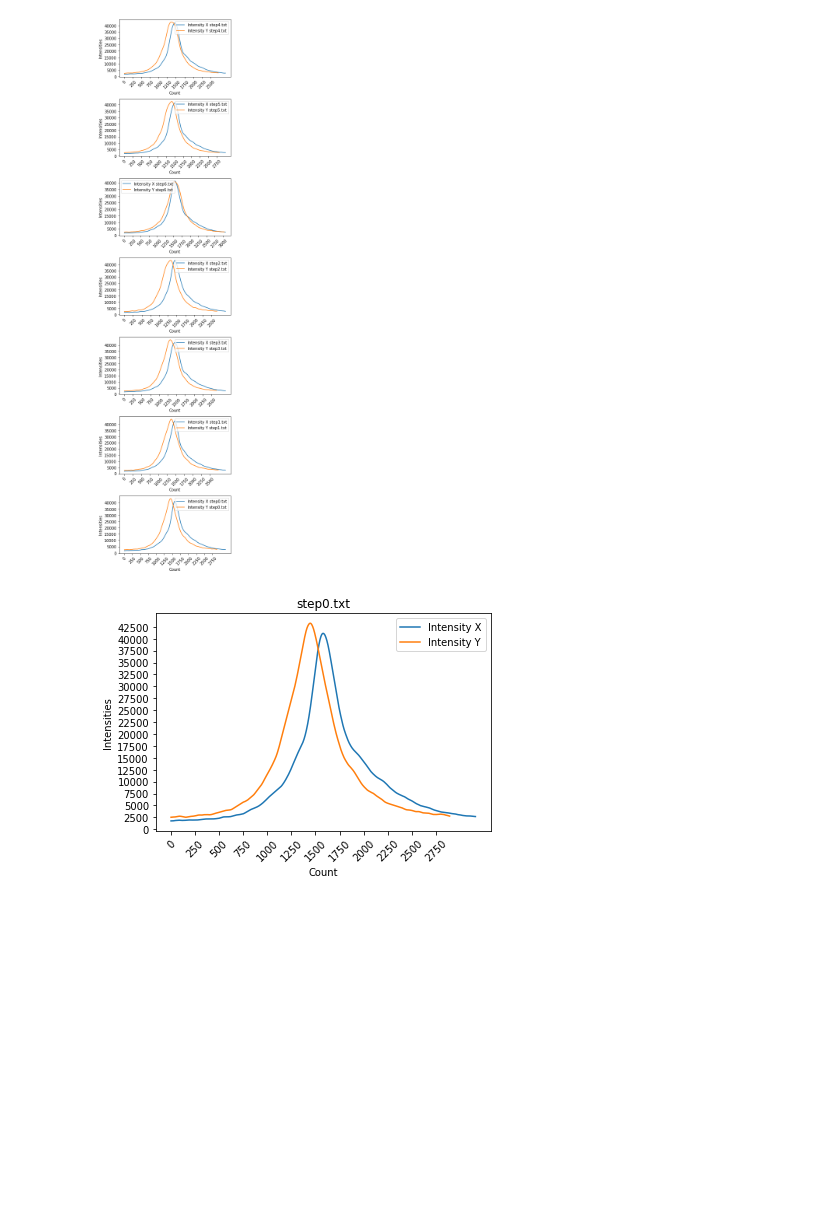
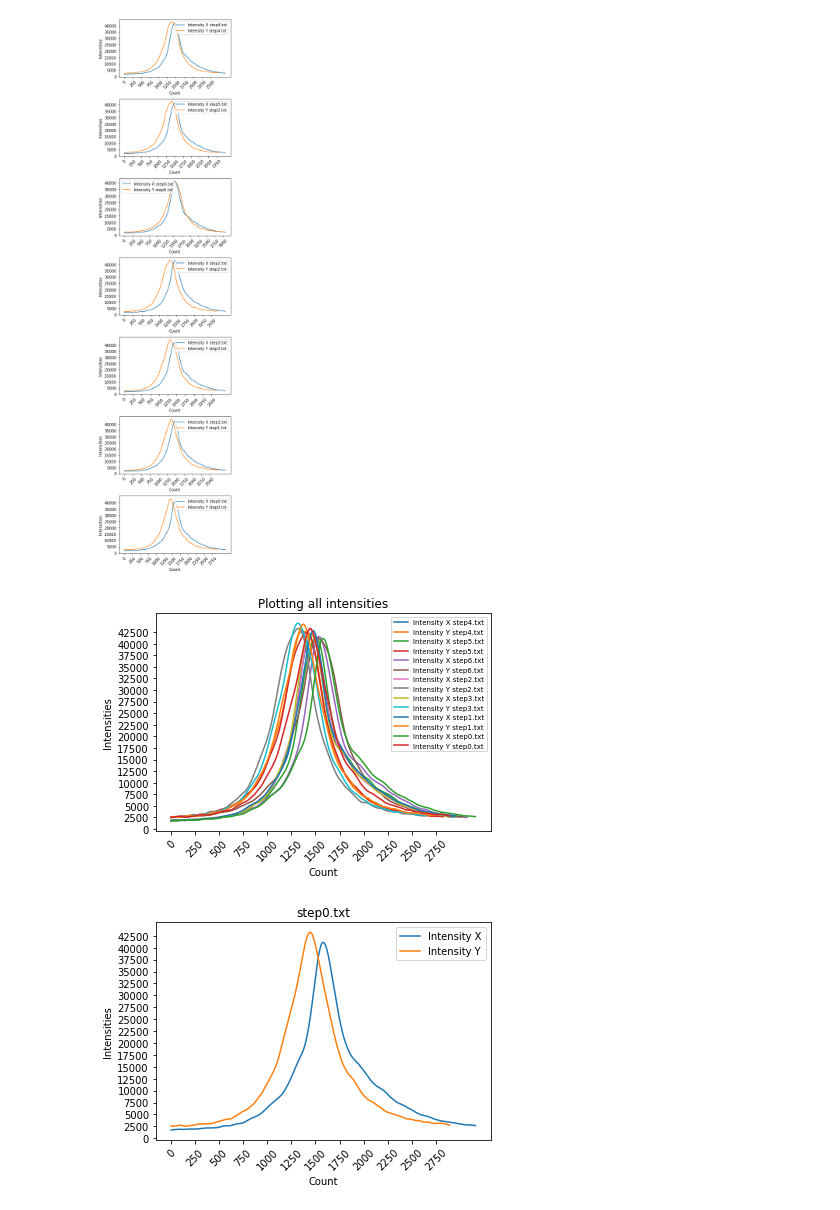
Before and after one commit to sharbatc/personal, a Jupyter notebook: StepIntensity_plot.ipynb, the cells around one changed output. Cells and saved outputs as stored; diff of their text form; code cells hidden in the pictures; blank space fills up the shorter version.

Commit message:
add iterative plotting and all together plotting

```diff
--- a/StepIntensity_plot.ipynb
+++ b/StepIntensity_plot.ipynb
@@ -81,6 +81,28 @@ fig.tight_layout()
 plt.show()
 # %% [output]
 [figure]
+# %%
+fig, ax = plt.subplots()
+
+for index, key in enumerate(dfs):
+    df = dfs[key]
+    intensity_x = df[' Intensity X ROI#1'].dropna()
+    intensity_y = df[' Intensity Y ROI#1'].dropna()
+    plt.plot(intensity_x, label = 'Intensity X '+ key)
+    plt.plot(intensity_y, label = 'Intensity Y '+ key)
+
+plt.title('Plotting all intensities')
+plt.xlabel('Count')
+plt.xticks(rotation=45)
+plt.ylabel('Intensities')
+plt.xticks(np.arange(0, len(intensity_y), 250))
+plt.yticks(np.arange(0, max(intensity_y), 2500))
+plt.xticks(rotation=45)
+plt.legend(ncol = 1, fontsize = 'x-small')
+
+plt.show()
+# %% [output]
+[figure, added]
 # %%
 # Just in case one wants to see a single plot
 
```
